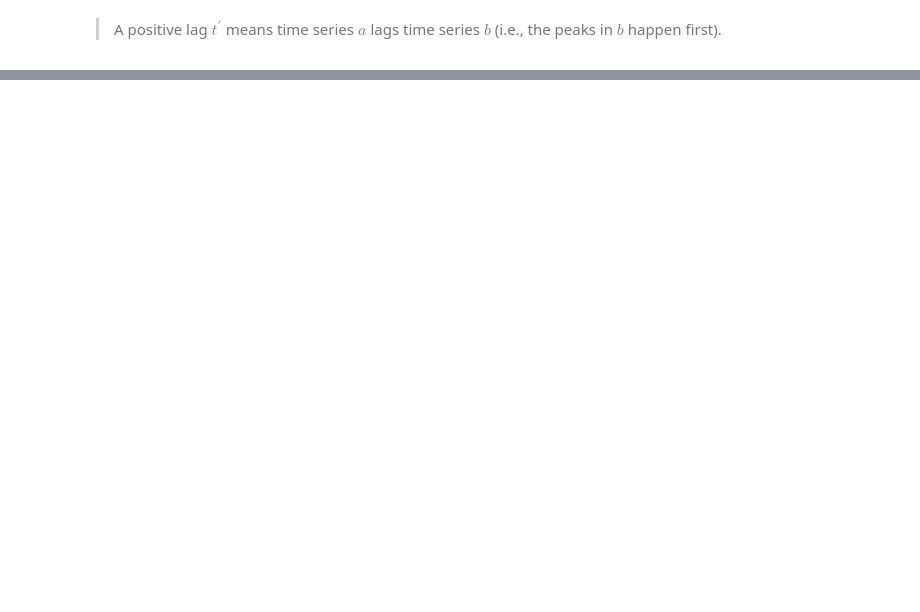
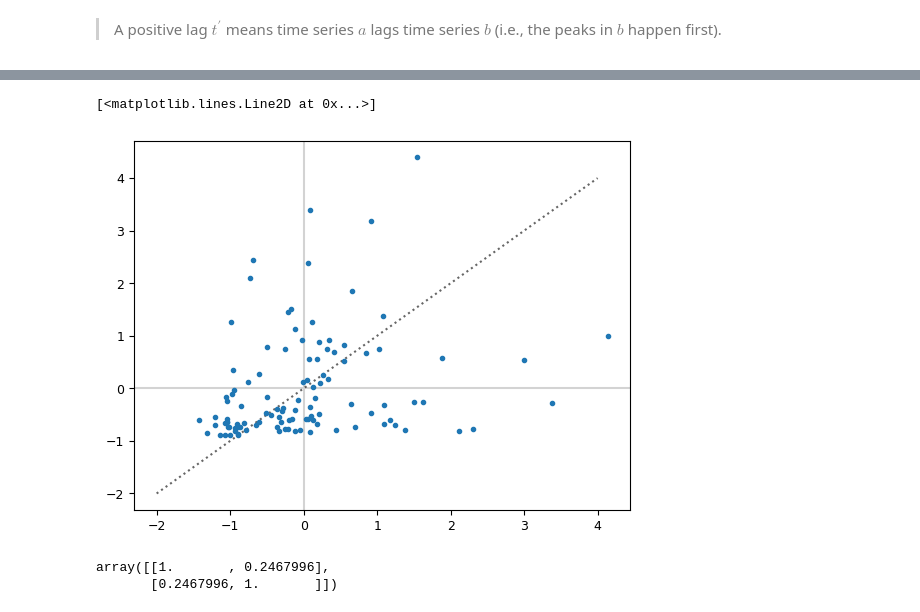
Before and after one commit to opinner/pinner2026_JPO_code, a Jupyter notebook: scripts/dissip_time_series/cross_correlation.ipynb, the cells around one changed output, grey strips where cells are left out. Saved outputs shown, nothing was run; the diff lists cells and outputs as text; code cells hidden in the pictures; blank space fills up the shorter version.

```diff
--- a/scripts/dissip_time_series/cross_correlation.ipynb
+++ b/scripts/dissip_time_series/cross_correlation.ipynb
@@ -127,0 +85,8 @@ plot_corr_with_error_bands(
+# %%
+surface_stress = pd.read_csv(INTERIM_DATA_DIR / "daily_momentum_transfer.csv")
+surface_stress = surface_stress.set_index(pd.to_datetime(surface_stress["Unnamed: 0"]))
+surface_stress = surface_stress.drop("Unnamed: 0", axis="columns")
+for _i, col in enumerate(surface_stress.columns):
+    surface_stress[col] = surface_stress[col].str.replace("i", "j").apply(lambda x: complex(x))
+surface_stress_at_C = surface_stress["C"].iloc[8:-76].abs().rolling("14D").mean()
+surface_stress_at_C
@@ -127,0 +413,18 @@ plot_corr_with_error_bands(
+# %%
+plt.axhline(0, color="lightgrey")
+plt.axvline(0, color="lightgrey")
+plt.plot(np.arange(-2, 5), np.arange(-2, 5), ls=":", color="k", alpha=0.6)
+
+x = dissip_IGW_at_C.values.flatten()[:-33]
+y = surface_stress["C"].abs().iloc[8:-103].values
+plt.plot((x - np.nanmean(x)) / np.nanstd(x), (y - np.nanmean(y)) / np.nanstd(y), ".")
+
+# , y-np.nanmean(y), 'same') / (np.nanstd(x) * np.nanstd(y))
+# %% [output]
+[<matplotlib.lines.Line2D at 0x...>]
+[figure, added]
+# %%
+np.corrcoef(dissip_IGW_at_C.values.flatten()[:-33], surface_stress["C"].abs().iloc[8:-103].values)
+# %% [output]
+array([[1.       , 0.2467996],
+       [0.2467996, 1.       ]])
```
Also changed, not shown: parts of 22 cells of this notebook.
